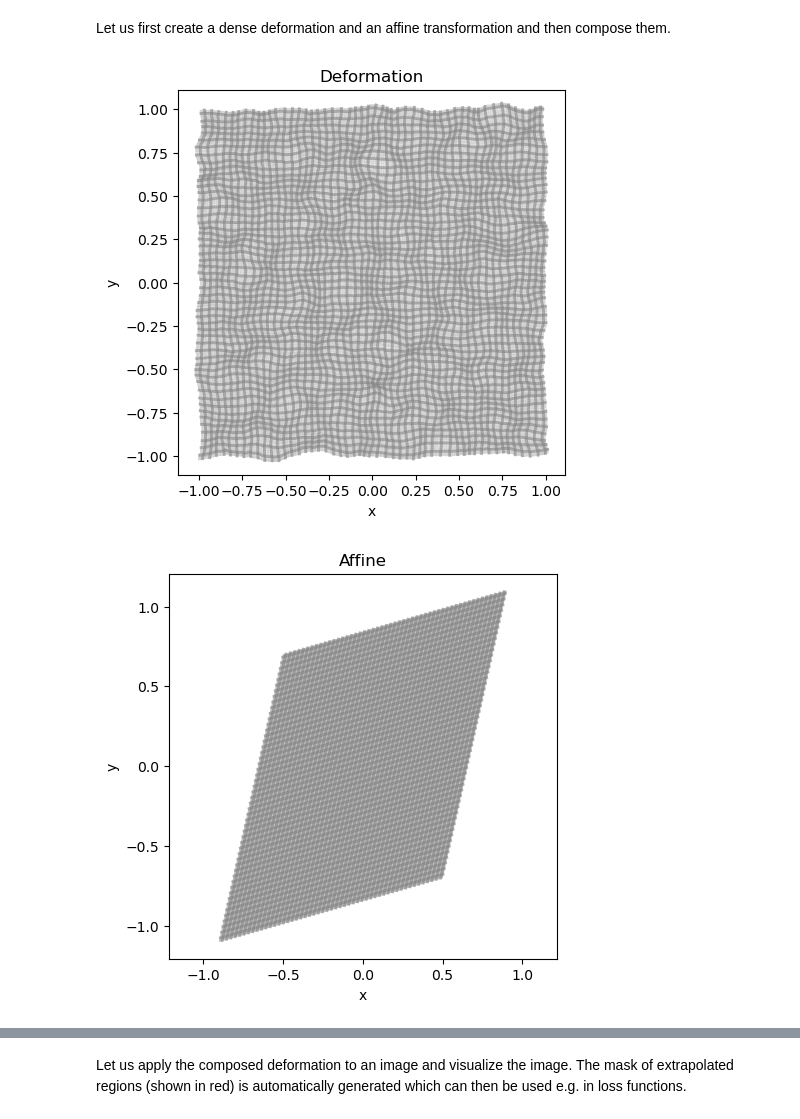
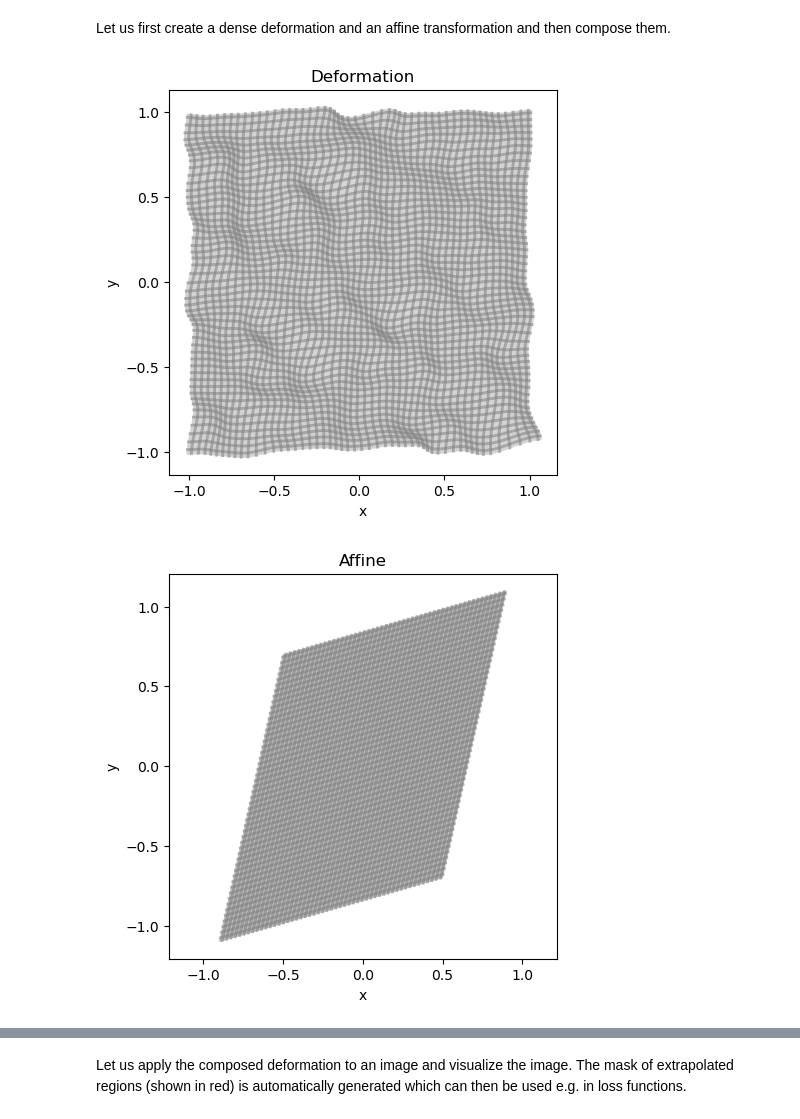
Before and after one commit to honkamj/composable-mapping, a Jupyter notebook: tutorials/quick_start.ipynb, the cells around one changed output, grey strips where cells are left out. Drawn from its saved outputs; the diff is of its cells as text; code cells hidden in the pictures.

```diff
--- a/tutorials/quick_start.ipynb
+++ b/tutorials/quick_start.ipynb
@@ -6,28 +6,45 @@ This tutorial only shows the most basic use case on 2D images.
 Let us first create a dense deformation and an affine transformation and then compose them.
 # %%
 import torch
+import numpy as np
 import matplotlib.pyplot as plt
 
+from torchvision.transforms import GaussianBlur
+from scipy import ndimage
+
 import composable_mapping as cm
-from torchvision.transforms import GaussianBlur
+
+np.random.seed(42)
 
 coordinate_system = cm.CoordinateSystem.centered_normalized(spatial_shape=(256, 256))
 deformation = cm.samplable_volume(
-    GaussianBlur(kernel_size=21, sigma=7.0)(20 * torch.randn(1, 2, 256, 256)),
+    torch.from_numpy(
+        np.stack(
+            [
+                ndimage.gaussian_filter(
+                    80 * np.random.randn(2, 256, 256).astype("float32"), sigma=9.0
+                ),
+                ndimage.gaussian_filter(
+                    80 * np.random.randn(2, 256, 256).astype("float32"), sigma=9.0
+                ),
+            ],
+            axis=0,
+        )
+    ),
     coordinate_system=coordinate_system,
     data_format=cm.DataFormat.voxel_displacements(),
 )
 affine = cm.affine(torch.tensor([[0.7, 0.2, 0.0], [0.2, 0.9, 0.0], [0.0, 0.0, 1.0]]))
 composition = deformation @ affine
 cm.visualize_as_deformed_grid(deformation)
 plt.title("Deformation")
 plt.show()
 cm.visualize_to_as_deformed_grid(affine, target=coordinate_system)
 plt.title("Affine")
 plt.show()
 cm.visualize_as_deformed_grid(composition)
 plt.title("Composition")
 plt.show()
 # %% [output]
-[figure, old version]
+[figure, new version]
 [figure]
```
Also changed, not shown: parts of 4 cells of this notebook.
